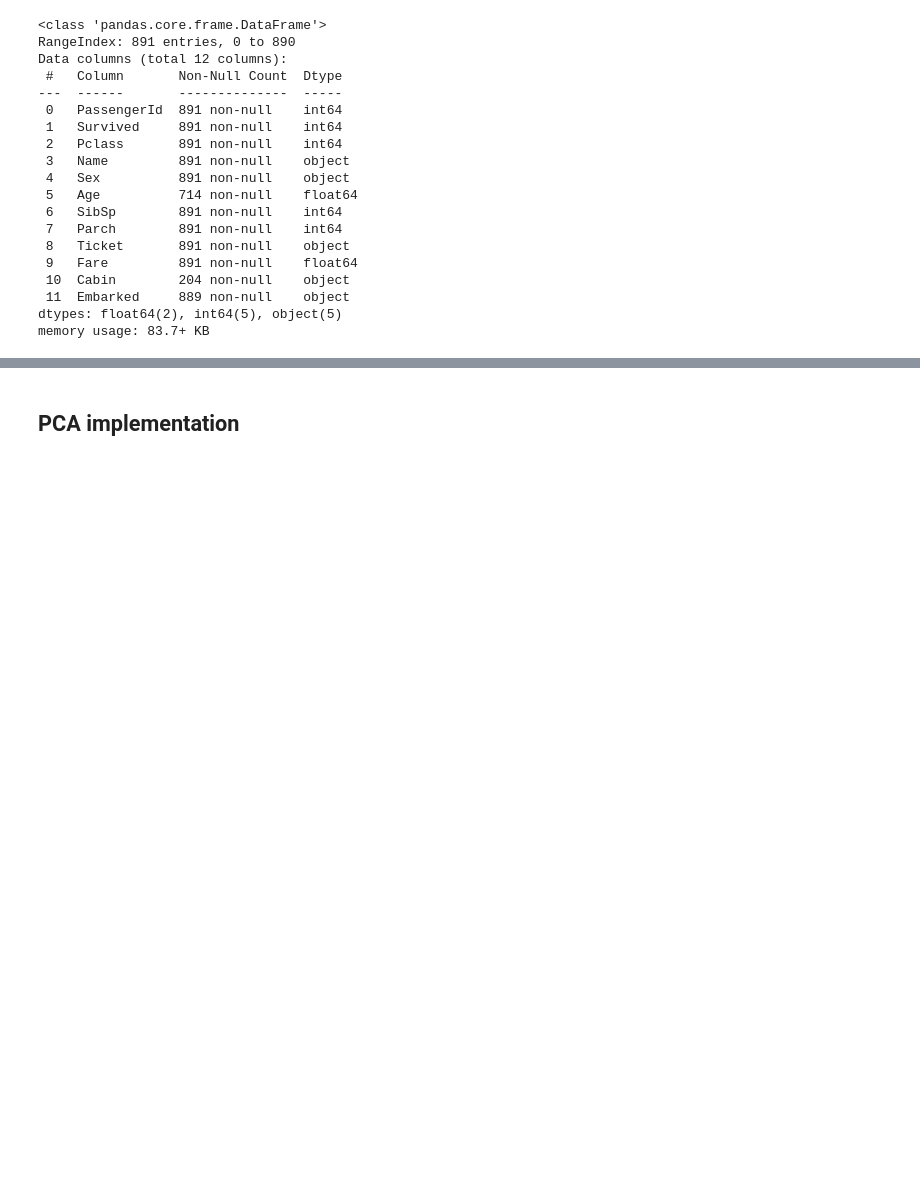
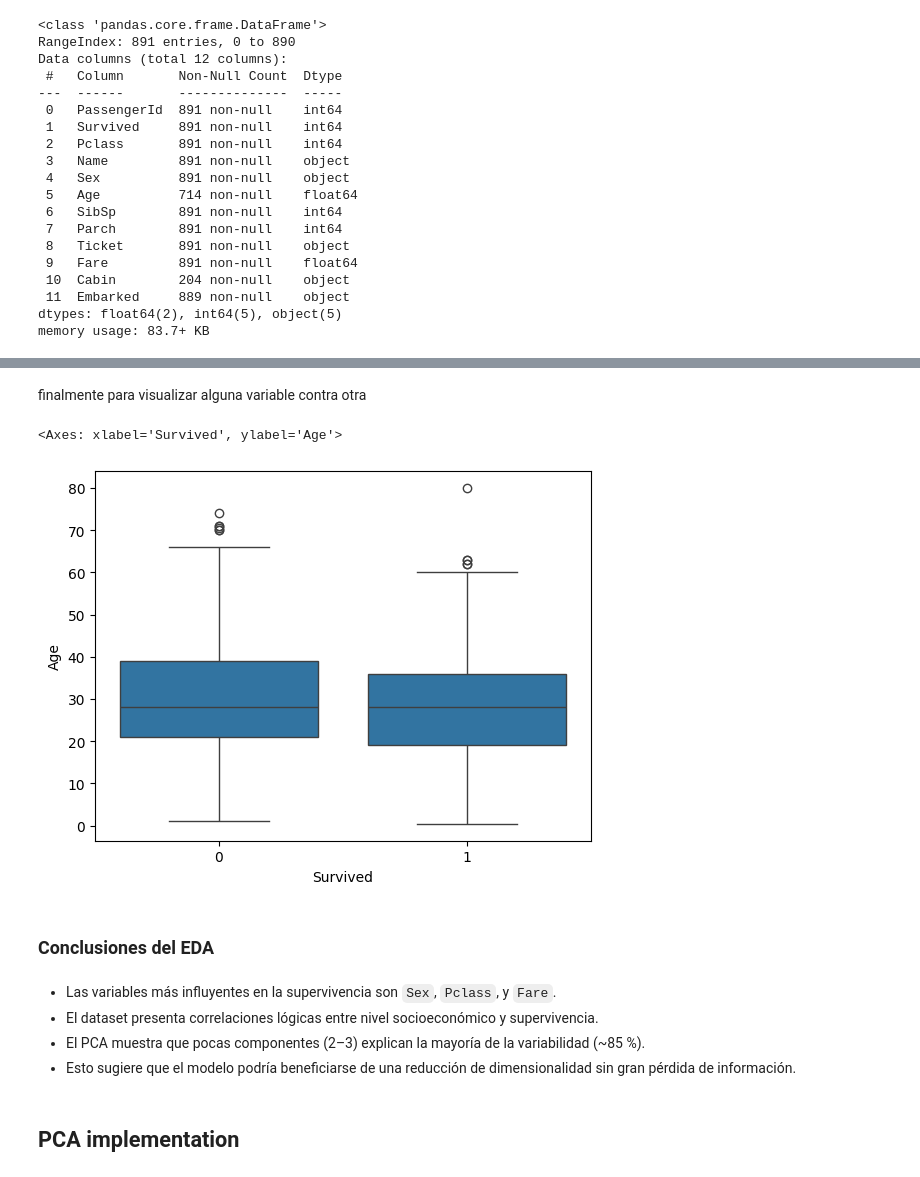
Before and after one commit to Macreat/MLT-LR, a Jupyter notebook: PYDevEnv/devContent/tasks/5thTask/basis.ipynb, the cells around one changed output, grey strips where cells are left out. Drawn from its saved outputs; the diff is of its cells as text; code cells hidden in the pictures; blank space fills up the shorter version.

```diff
--- a/PYDevEnv/devContent/tasks/5thTask/basis.ipynb
+++ b/PYDevEnv/devContent/tasks/5thTask/basis.ipynb
@@ -126,0 +204,2 @@ memory usage: 83.7+ KB
+# %% [markdown]
+finalmente para visualizar alguna variable contra otra
@@ -127,3 +208,16 @@ memory usage: 83.7+ KB
+# %%
+sns.boxplot(x='Survived', y='Age', data=df)
+# %% [output]
+<Axes: xlabel='Survived', ylabel='Age'>
+[figure, added]
+# %% [markdown]
+### Conclusiones del EDA
+# %% [markdown]
+
+- Las variables más influyentes en la supervivencia son `Sex`, `Pclass`, y `Fare`.
+- El dataset presenta correlaciones lógicas entre nivel socioeconómico y supervivencia.
+- El PCA muestra que pocas componentes (2–3) explican la mayoría de la variabilidad (~85 %).
+- Esto sugiere que el modelo podría beneficiarse de una reducción de dimensionalidad sin gran pérdida de información.
 # %% [markdown]
 ## PCA implementation
 # %% [markdown]
```
Also changed, not shown: parts of 17 cells of this notebook.
